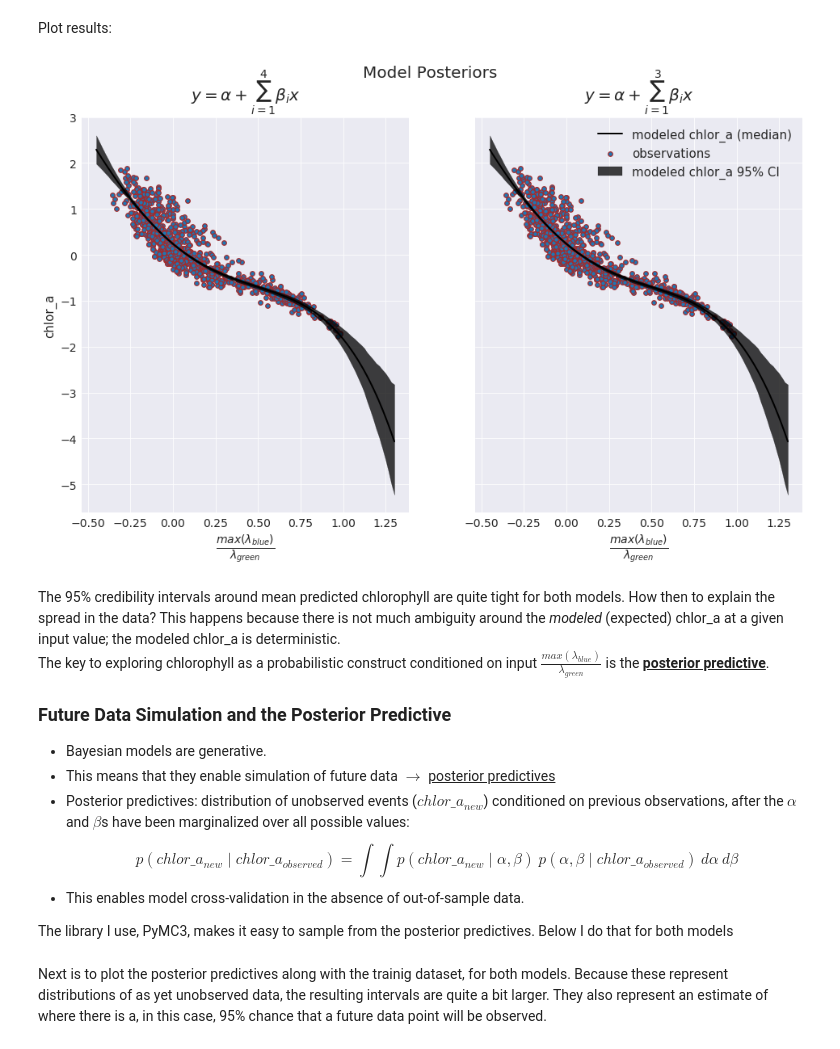
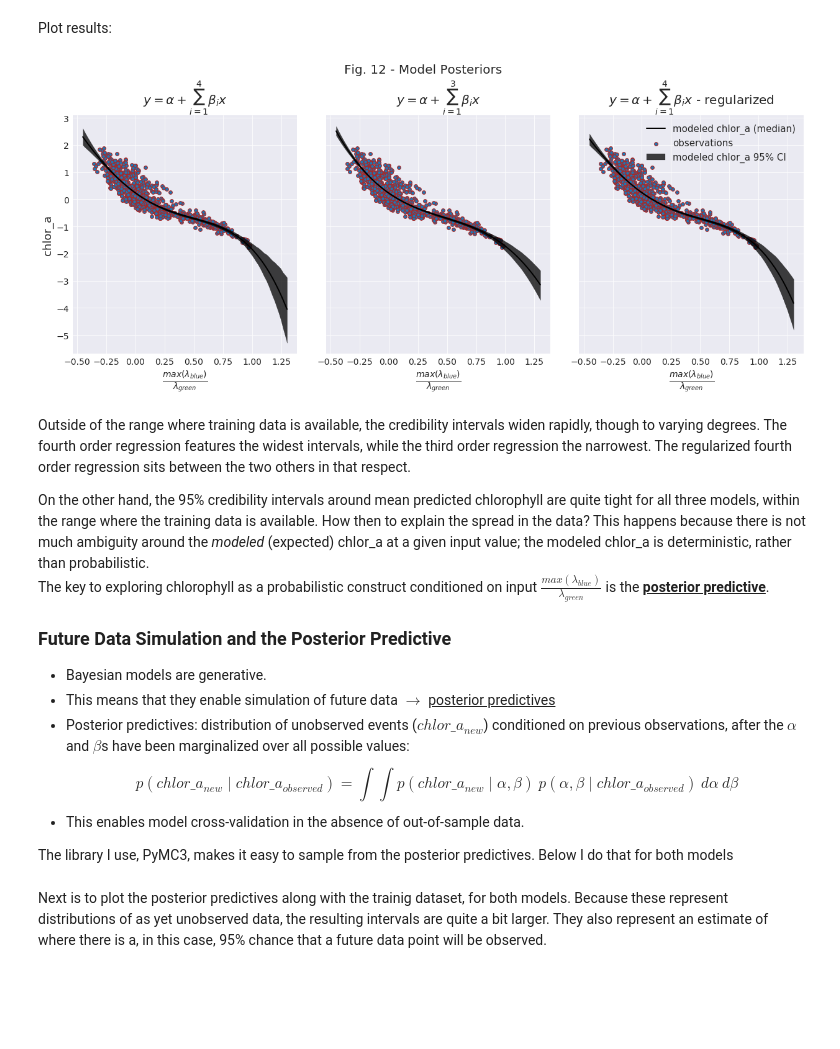
Before and after one commit to madHatter106/Bayesian-Chlorophyll, a Jupyter notebook: Bayesian Modeling for Oceanographers - 2 - Inference using OC4.ipynb, the cells around one changed output. Saved outputs shown, nothing was run; the diff lists cells and outputs as text; code cells hidden in the pictures; blank space fills up the shorter version.

Commit message:
added regularized model

```diff
--- a/Bayesian Modeling for Oceanographers - 2 - Inference using OC4.ipynb
+++ b/Bayesian Modeling for Oceanographers - 2 - Inference using OC4.ipynb
@@ -247,0 +282,11 @@ axs = pm.plot_posterior(trace_oc4_3, varnames=['alpha', 'beta'],
+# %%
+with pm.Model() as m_oc4_r:
+    # weakly regularizing priors:
+    alpha = pm.Normal('alpha', mu=0, sd=1)
+    beta = pm.Normal('beta', mu=0, sd=1, shape=4)
+    sigma_chl = pm.HalfNormal('sigma', sd=2)
+
+    # likelihood:
+    mu = alpha + beta[0] * mxBl2Gr + beta[1] * mxBl2Gr**2 + beta[2] * mxBl2Gr**3 + beta[3] * mxBl2Gr**4
+    chlor_a_pred = pm.Normal('chlor_a_pred', mu=mu, sd=sigma_chl, observed=dfLogOC4.chlor_a)
+    trace_oc4_r = pm.sample(5000, tune=1000)
@@ -274,7 +346,8 @@ def get_modeled_y(trace, grid):
 Get modeled data distributions...
 # %%
 mu_oc4 = get_modeled_y(trace_oc4, input_grid)
-mu_oc4_3 = get_modeled_y(trace_oc4, input_grid)
+mu_oc4_3 = get_modeled_y(trace_oc4_3, input_grid)
+mu_oc4_r = get_modeled_y(trace_oc4_r, input_grid)
 # %% [markdown]
 Compute model stats...
 # %%
@@ -286,29 +359,51 @@ def get_model_stats(mu_y):
 
 mu_oc4_med, mu_oc4_hpd = get_model_stats(mu_oc4)
 mu_oc4_3_med, mu_oc4_3_hpd = get_model_stats(mu_oc4_3)
+mu_oc4_r_med, mu_oc4_r_hpd = get_model_stats(mu_oc4_r)
 # %% [markdown]
 Plot results:
 # %%
-f, axs = pl.subplots(ncols=2, figsize=(16, 9), sharey=True)
-f.suptitle('Model Posteriors', fontsize=20)
+f, axs = pl.subplots(ncols=3, figsize=(18, 8), sharey=True)
+f.suptitle('Fig. 12 - Model Posteriors', fontsize=20)
+# -- oc4
 axs[0].scatter(dfLogOC4.mxBl2Gr, dfLogOC4.chlor_a, edgecolor='brown', linewidth=1.2)
 axs[0].plot(input_grid, mu_oc4_med, color='k', lw=2)
-axs[0].set_ylabel('chlor_a', fontsize=15)
-axs[0].set_xlabel(r'$\frac{ max( \lambda_{blue} ) }{\lambda_{green}}$', fontsize=20)
-axs[0].set_title(r'$y = \alpha + \sum_{i=1}^4\beta_ix$', fontsize=20, y=1.03 )
-axs[0].fill_between(input_grid.ravel(), mu_oc4_hpd[:, 0], mu_oc4_hpd[:, 1], color='k', alpha=0.75)
-axs[1].scatter(dfLogOC4.mxBl2Gr, dfLogOC4.chlor_a, edgecolor='brown', linewidth=1.2, label='observations')
-axs[1].plot(input_grid, mu_oc4_3_med, color='k', lw=2, label='modeled chlor_a (median)')
-axs[1].fill_between(input_grid.ravel(), mu_oc4_3_hpd[:, 0], mu_oc4_hpd[:, 1], color='k', alpha=0.75, label='modeled chlor_a 95% CI')
-axs[1].set_xlabel('$x$', fontsize=18)
+axs[0].set_ylabel('chlor_a', fontsize=18)
+axs[0].set_xlabel(r'$\frac{ max( \lambda_{blue} ) }{\lambda_{green}}$',
+                  fontsize=20)
+axs[0].set_title(r'$y = \alpha + \sum_{i=1}^4\beta_ix$',
+                 fontsize=20, y=1.03 )
+axs[0].fill_between(input_grid.ravel(), mu_oc4_hpd[:, 0],
+                    mu_oc4_hpd[:, 1],
+                    color='k', alpha=0.75)
+# -- oc4_3
+axs[1].scatter(dfLogOC4.mxBl2Gr, dfLogOC4.chlor_a, edgecolor='brown',
+               linewidth=1.2, label='observations')
+axs[1].plot(input_grid, mu_oc4_3_med, color='k', lw=2,
+            label='modeled chlor_a (median)')
+axs[1].fill_between(input_grid.ravel(), mu_oc4_3_hpd[:, 0], mu_oc4_3_hpd[:, 1], color='k',
+                    alpha=0.75, label='modeled chlor_a 95% CI')
 axs[1].set_xlabel(r'$\frac{max(\lambda_{blue})} {\lambda_{green}}$', fontsize=20)
 axs[1].set_title(r'$y = \alpha + \sum_{i=1}^3\beta_ix$', fontsize=20, y=1.03)
-axs[1].legend(fontsize=15);
+# -- oc4_r
+axs[2].scatter(dfLogOC4.mxBl2Gr, dfLogOC4.chlor_a, edgecolor='brown',
+               linewidth=1.2, label='observations')
+axs[2].plot(input_grid, mu_oc4_r_med, color='k', lw=2,
+            label='modeled chlor_a (median)')
+axs[2].fill_between(input_grid.ravel(), mu_oc4_r_hpd[:, 0], mu_oc4_r_hpd[:, 1], color='k',
+                    alpha=0.75, label='modeled chlor_a 95% CI')
+axs[2].set_xlabel(r'$\frac{max(\lambda_{blue})} {\lambda_{green}}$', fontsize=20)
+axs[2].set_title(r'$y = \alpha + \sum_{i=1}^4\beta_ix$ - regularized' ,
+                 fontsize=20, y=1.03 )
+axs[2].legend(fontsize=15);
+f.tight_layout(pad=2.5)
 # %% [output]
-[figure, old version]
+[figure, new version]
 # %% [markdown]
-The 95% credibility intervals around mean predicted chlorophyll are quite tight for both models. How then to explain the spread in the data?
-This happens because there is not much ambiguity around the *modeled* (expected) chlor_a at a given input value; the modeled chlor_a is deterministic.
+Outside of the range where training data is available, the credibility intervals widen rapidly, though to varying degrees. The fourth order regression features the widest intervals, while the third order regression the narrowest. The regularized fourth order regression sits between the two others in that respect.
+
+On the other hand, the 95% credibility intervals around mean predicted chlorophyll are quite tight for all three models, within the range where the training data is available. How then to explain the spread in the data?
+This happens because there is not much ambiguity around the *modeled* (expected) chlor_a at a given input value; the modeled chlor_a is deterministic, rather than probabilistic.
 The key to exploring chlorophyll as a probabilistic construct conditioned on input $\frac{max(\lambda_{blue})} {\lambda_{green}}$
 is the **<u>posterior predictive</u>**.
 
```
Also changed, not shown: parts of 50 cells of this notebook.
